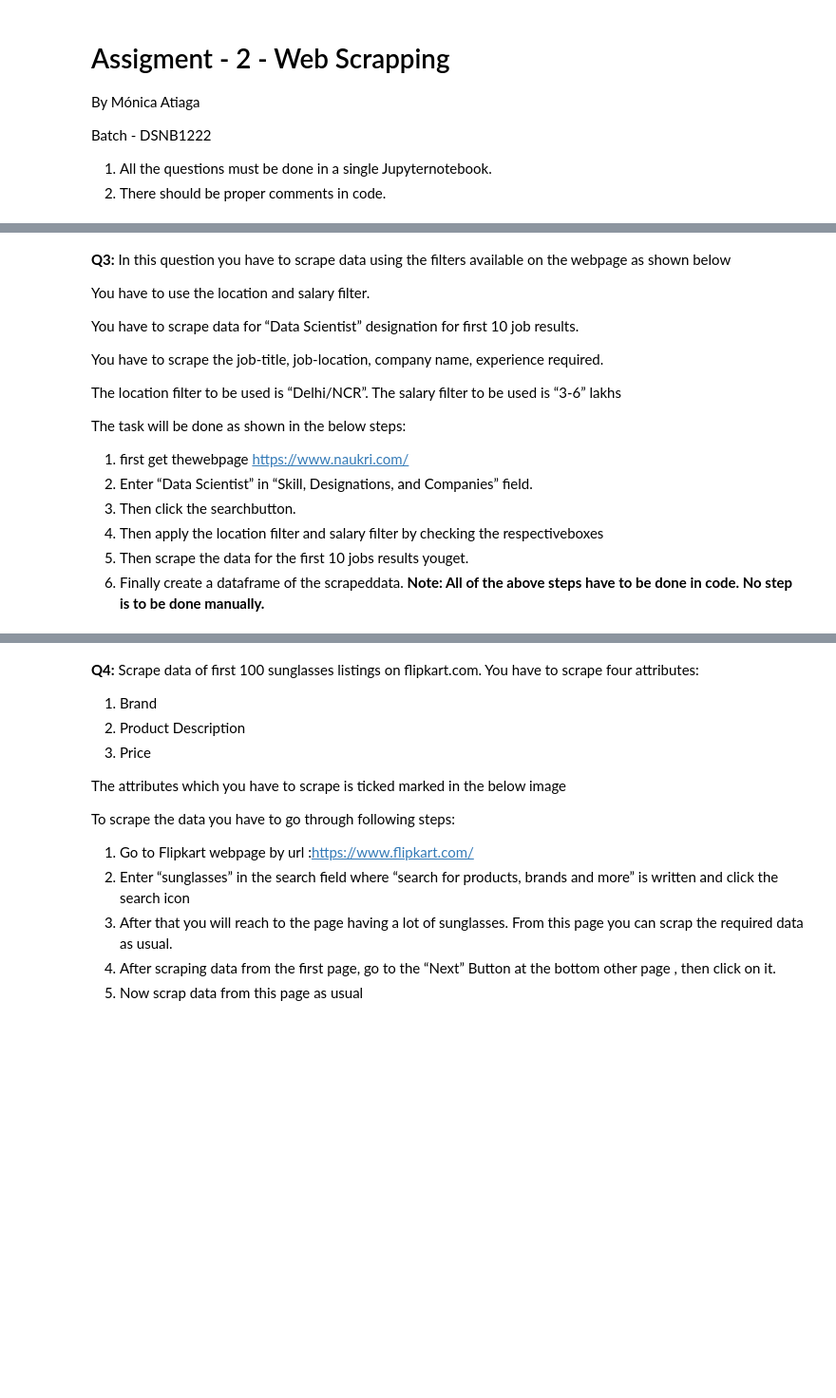
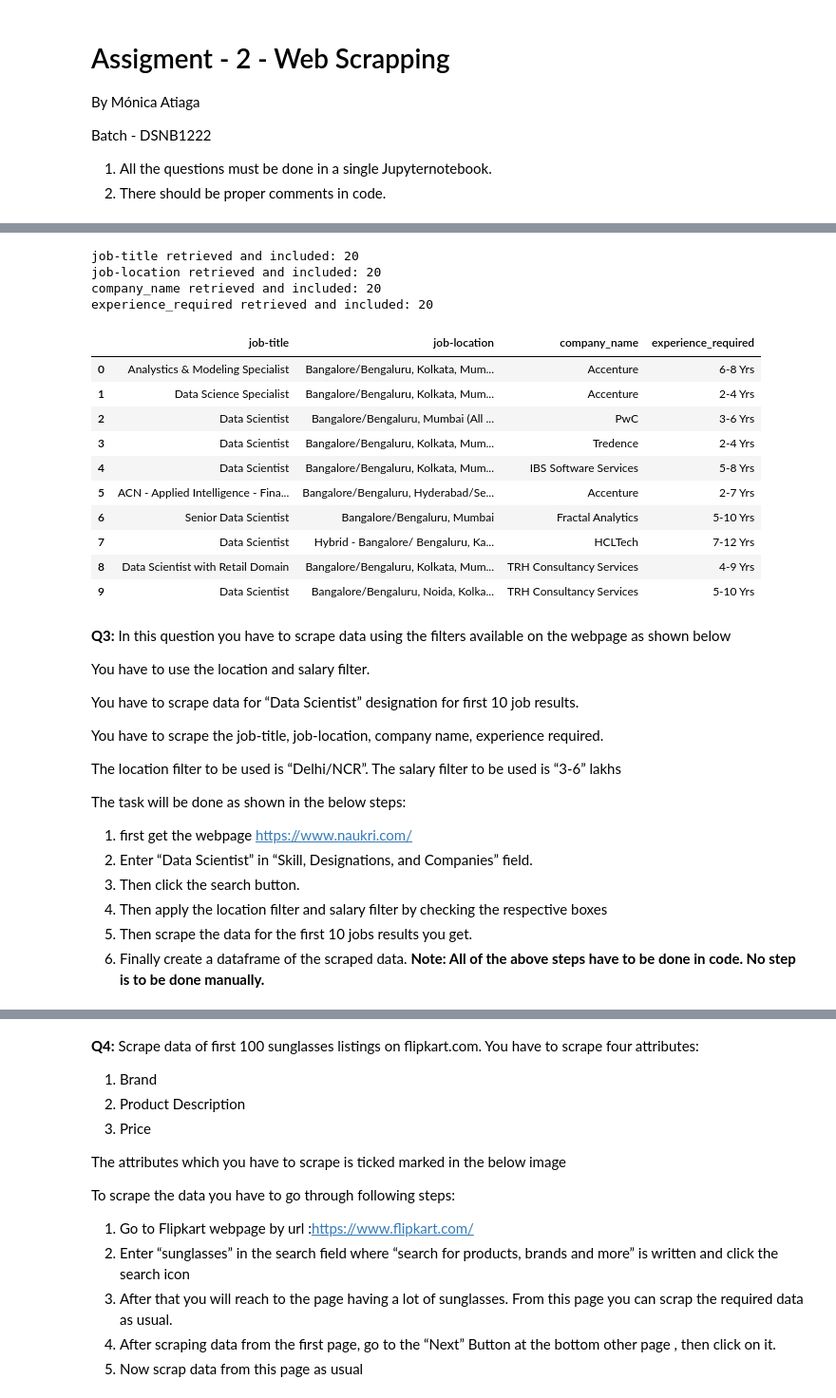
Before and after one commit to matiaga/Internship, a Jupyter notebook: Web Scraping - Assignment-2.ipynb, the cells around one changed output, grey strips where cells are left out. Shown at 95% size. Saved outputs shown, nothing was run; the diff lists cells and outputs as text; code cells hidden in the pictures; blank space fills up the shorter version.

```diff
--- a/Web Scraping - Assignment-2.ipynb
+++ b/Web Scraping - Assignment-2.ipynb
@@ -83,0 +203,32 @@ This task will be done in following steps:
+# %%
+attr_xpath = {'job-title': '//a[@class="title ellipsis"]',
+        'job-location': '//span[@class="ellipsis fleft locWdth"]',
+        'company_name': '//a[@class="subTitle ellipsis fleft"]',
+        'experience_required': '//span[@class="ellipsis fleft expwdth"]'}
+
+df = load_items_by_xpath(driver, n=10, **attr_xpath)
+
+# Cleaning driver
+driver.quit()
+
+# saving the dataframe
+if(len(df)>0):
+    df.to_csv('webScraping2_datasets/q2_jobs_datascientist.csv')
+
+display(df)
+# %% [output]
+job-title retrieved and included: 20
+job-location retrieved and included: 20
+company_name retrieved and included: 20
+experience_required retrieved and included: 20
+|  | job-title | job-location | company_name | experience_required |
+| 0 | Analystics & Modeling Specialist | Bangalore/Bengaluru, Kolkata, Mum... | Accenture | 6-8 Yrs |
+| 1 | Data Science Specialist | Bangalore/Bengaluru, Kolkata, Mum... | Accenture | 2-4 Yrs |
+| 2 | Data Scientist | Bangalore/Bengaluru, Mumbai (All ... | PwC | 3-6 Yrs |
+| 3 | Data Scientist | Bangalore/Bengaluru, Kolkata, Mum... | Tredence | 2-4 Yrs |
+| 4 | Data Scientist | Bangalore/Bengaluru, Kolkata, Mum... | IBS Software Services | 5-8 Yrs |
+| 5 | ACN - Applied Intelligence - Fina... | Bangalore/Bengaluru, Hyderabad/Se... | Accenture | 2-7 Yrs |
+| 6 | Senior Data Scientist | Bangalore/Bengaluru, Mumbai | Fractal Analytics | 5-10 Yrs |
+| 7 | Data Scientist | Hybrid - Bangalore/ Bengaluru, Ka... | HCLTech | 7-12 Yrs |
+| 8 | Data Scientist with Retail Domain | Bangalore/Bengaluru, Kolkata, Mum... | TRH Consultancy Services | 4-9 Yrs |
+| 9 | Data Scientist | Bangalore/Bengaluru, Noida, Kolka... | TRH Consultancy Services | 5-10 Yrs |
@@ -94,10 +247,10 @@ The location filter to be used is “Delhi/NCR”. The salary filter to be used
 
 The task will be done as shown in the below steps:
 
-1. first get thewebpage https://www.naukri.com/
+1. first get the webpage https://www.naukri.com/
 2. Enter “Data Scientist” in “Skill, Designations, and Companies” field.
-3. Then click the searchbutton.
-4. Then apply the location filter and salary filter by checking the respectiveboxes
-5. Then scrape the data for the first 10 jobs results youget.
-6. Finally create a dataframe of the scrapeddata.
+3. Then click the search button.
+4. Then apply the location filter and salary filter by checking the respective boxes
+5. Then scrape the data for the first 10 jobs results you get.
+6. Finally create a dataframe of the scraped data.
 **Note: All of the above steps have to be done in code. No step is to be done manually.**
```
Also changed, not shown: parts of 23 cells of this notebook, 6 other files.
